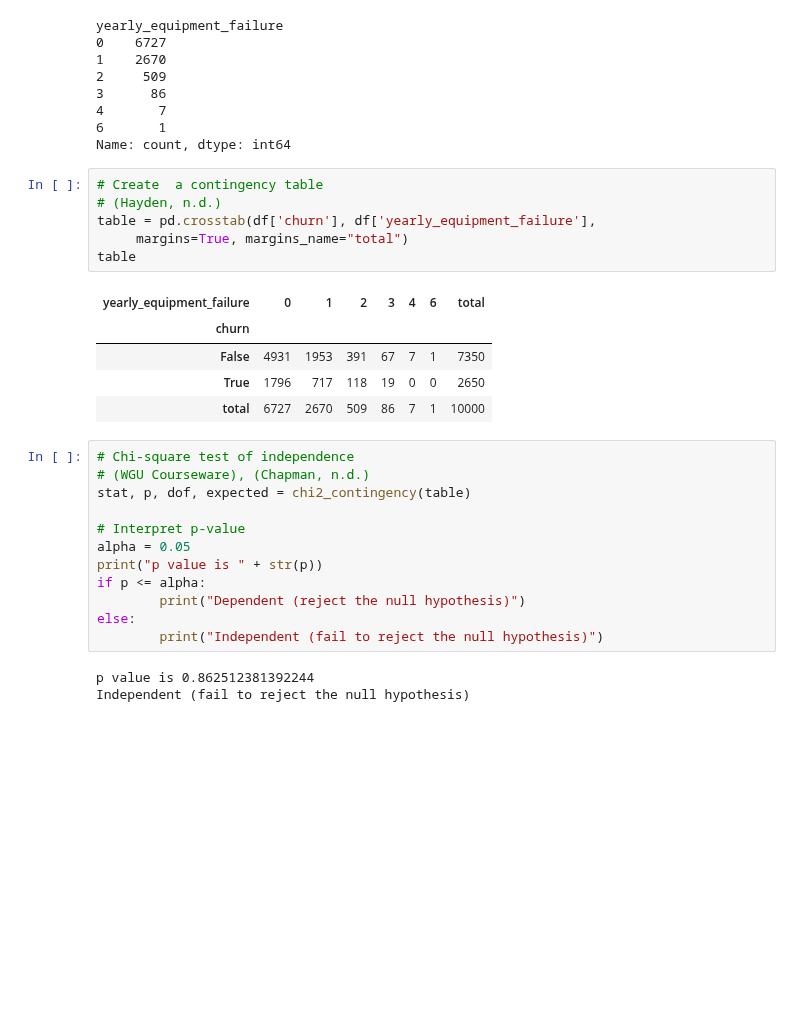
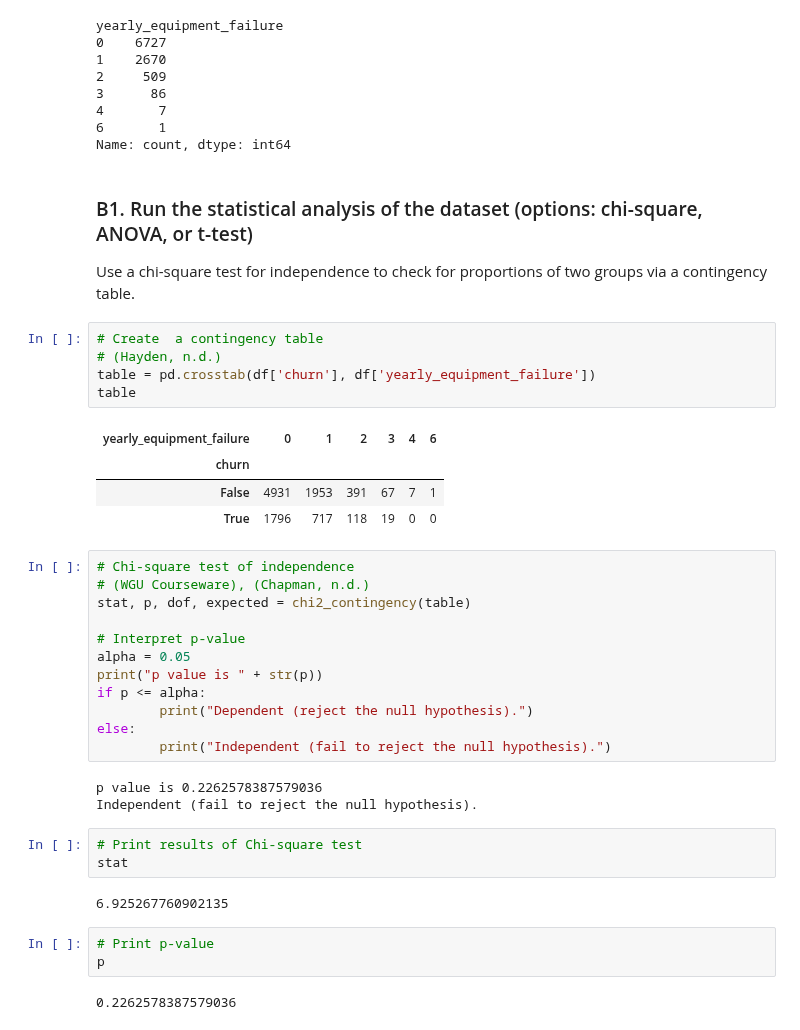
Before and after one commit to smmurdock/WGU-MSDA-DS, a Jupyter notebook: D207/Murdock_Shanay D207 PA Churn.ipynb, the cells around one changed output. Saved outputs shown, nothing was run; the diff lists cells and outputs as text; blank space fills up the shorter version.

```diff
--- a/D207/Murdock_Shanay D207 PA Churn.ipynb
+++ b/D207/Murdock_Shanay D207 PA Churn.ipynb
@@ -269,18 +269,20 @@ yearly_equipment_failure
 4       7
 6       1
 Name: count, dtype: int64
+# %% [markdown]
+### B1. Run the statistical analysis of the dataset (options: chi-square, ANOVA, or t-test)
+
+Use a chi-square test for independence to check for proportions of two groups via a contingency table.
 # %%
 # Create  a contingency table
 # (Hayden, n.d.)
-table = pd.crosstab(df['churn'], df['yearly_equipment_failure'],
-     margins=True, margins_name="total")
+table = pd.crosstab(df['churn'], df['yearly_equipment_failure'])
 table
 # %% [output]
-| yearly_equipment_failure | 0 | 1 | 2 | 3 | 4 | 6 | total |
-| churn |  |  |  |  |  |  |  |
-| False | 4931 | 1953 | 391 | 67 | 7 | 1 | 7350 |
-| True | 1796 | 717 | 118 | 19 | 0 | 0 | 2650 |
-| total | 6727 | 2670 | 509 | 86 | 7 | 1 | 10000 |
+| yearly_equipment_failure | 0 | 1 | 2 | 3 | 4 | 6 |
+| churn |  |  |  |  |  |  |
+| False | 4931 | 1953 | 391 | 67 | 7 | 1 |
+| True | 1796 | 717 | 118 | 19 | 0 | 0 |
 # %%
 # Chi-square test of independence
 # (WGU Courseware), (Chapman, n.d.)
@@ -290,9 +292,19 @@ stat, p, dof, expected = chi2_contingency(table)
 alpha = 0.05
 print("p value is " + str(p))
 if p <= alpha:
-		print("Dependent (reject the null hypothesis)")
+		print("Dependent (reject the null hypothesis).")
 else:
-		print("Independent (fail to reject the null hypothesis)")
+		print("Independent (fail to reject the null hypothesis).")
 # %% [output]
-p value is 0.862512381392244
-Independent (fail to reject the null hypothesis)
+p value is 0.2262578387579036
+Independent (fail to reject the null hypothesis).
+# %%
+# Print results of Chi-square test
+stat
+# %% [output]
+6.925267760902135
+# %%
+# Print p-value
+p
+# %% [output]
+0.2262578387579036
```
Also changed, not shown: parts of 6 cells of this notebook.
